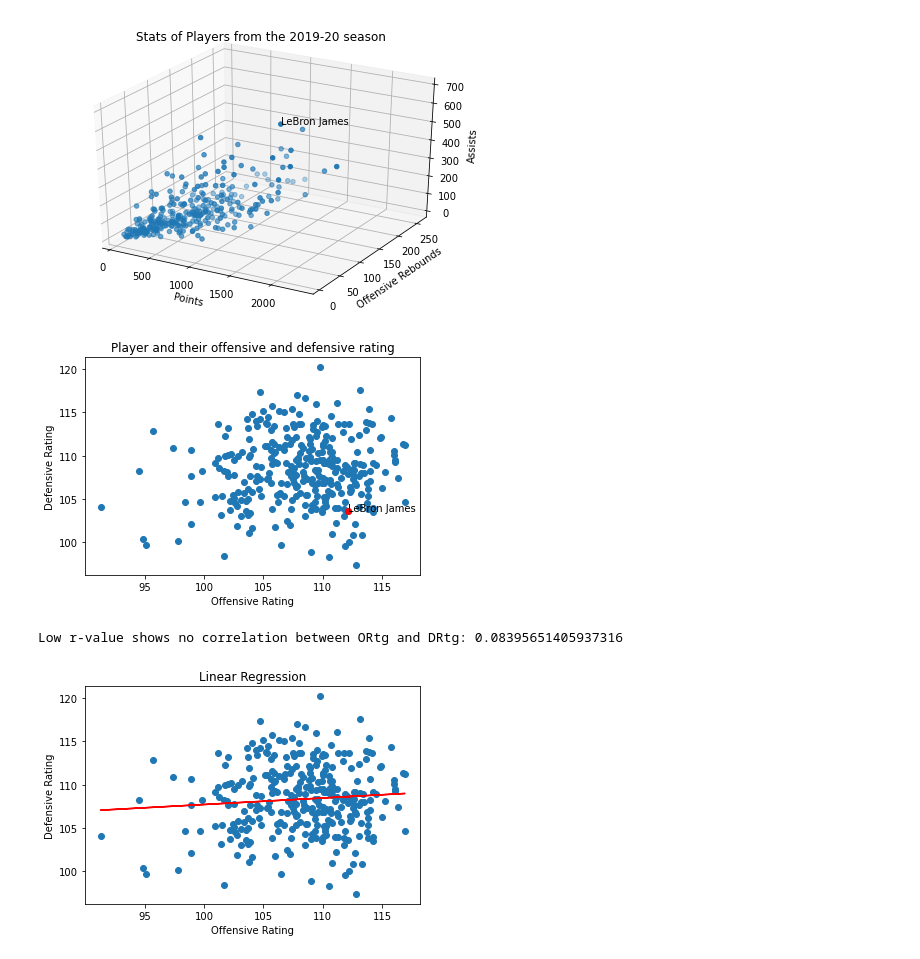
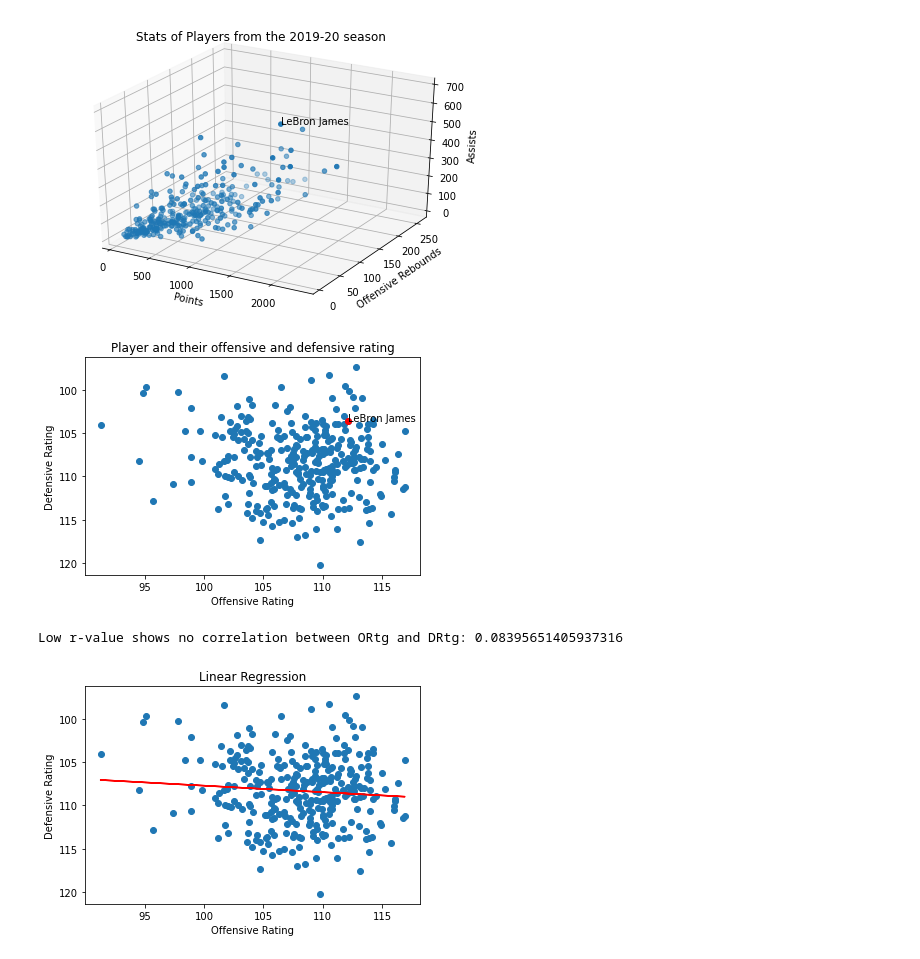
Before and after one commit to fahad-shaik/NBAOffensiveDefensive, a Jupyter notebook: code/main.ipynb, the cells around one changed output. Saved outputs shown, nothing was run; the diff lists cells and outputs as text; code cells hidden in the pictures.

```diff
--- a/code/main.ipynb
+++ b/code/main.ipynb
@@ -434,6 +434,7 @@ Y = [x for x in df_player["DRtg"]]
 fig = plt.figure()
 
 plt.scatter(X, Y)
+plt.gca().invert_yaxis()
 plt.xlabel("Offensive Rating")
 plt.ylabel("Defensive Rating")
 plt.title("Player and their offensive and defensive rating")
@@ -445,26 +446,27 @@ for X,Y,name in zip(X,Y,df_player["Player"]):
 
 plt.show()
 # %% [output]
-[figure, old version]
+[figure, new version]
 # %%
 import scipy as sp
 # %%
 X = [x for x in df_player["ORtg"]]
 Y = [x for x in df_player["DRtg"]]
 
 linreg = sp.stats.linregress(X, Y)
 y_new = [linreg.slope * x + linreg.intercept for x in X]
 
 plt.scatter(X, Y)
+plt.gca().invert_yaxis()
 plt.plot(X, y_new, 'r')
 plt.title("Linear Regression")
 plt.xlabel("Offensive Rating")
 plt.ylabel("Defensive Rating")
 print("Low r-value shows no correlation between ORtg and DRtg: {}".format(linreg.rvalue))
 plt.show()
 # %% [output]
 Low r-value shows no correlation between ORtg and DRtg: 0.08395651405937316
-[figure, old version]
+[figure, new version]
 # %%
 # offensive and defensive rating by position (diff color per position)
 X = [x for x in df_player["ORtg"]]
```
Also changed, not shown: parts of 7 cells of this notebook.
